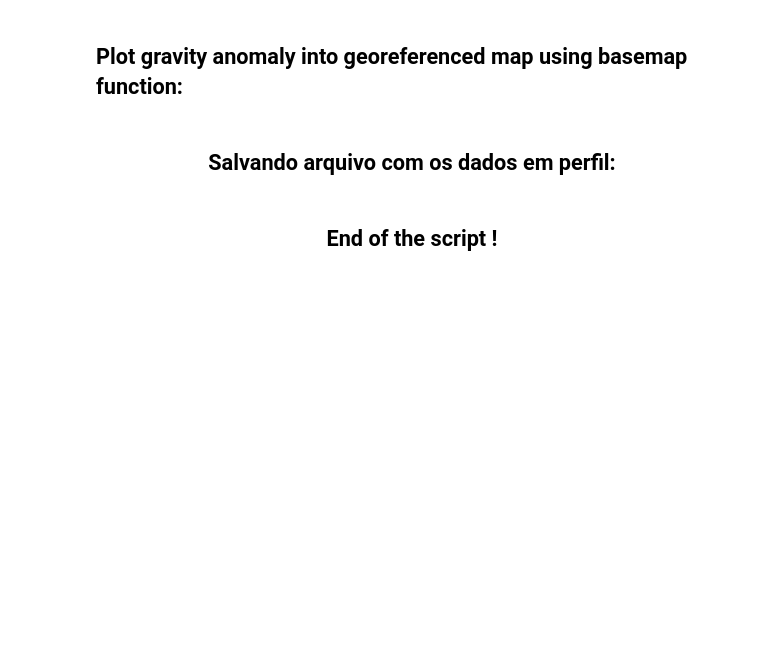
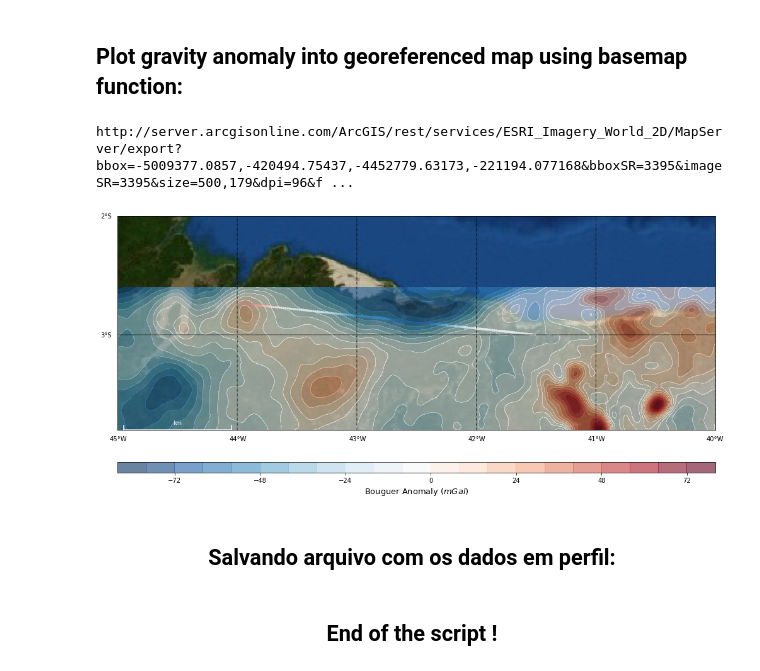
Before and after one commit to MathewsAndrade/Mathews_codes, a Jupyter notebook: data_barreirinhas2.ipynb, the cells around one changed output. Cells and saved outputs as stored; diff of their text form; code cells hidden in the pictures; blank space fills up the shorter version.

```diff
--- a/data_barreirinhas2.ipynb
+++ b/data_barreirinhas2.ipynb
@@ -247,40 +297,42 @@ m.drawmapscale(-44.5, -3.8, lon_max, lat_max, 100, 'simple', fontcolor = 'w')
 #m.readshapefile('brazil_shapefile/BRA_adm0', 'Brasil', drawbounds=True, linewidth=1)
 #m.readshapefile('Real/shapes/MatoGrossodoSul', 'MatoGrossodoSul', drawbounds=True, linewidth=1)
 #m.readshapefile('Real/shapes/Parana', 'Parana', drawbounds=True, linewidth=1)
-m.readshapefile('../dados_reais/shapeFiles/bacias/Limite_das_Bacias_Sedimentares', 'Limite_das_Bacias_Sedimentares',
-                drawbounds=True, linewidth=1)
+#m.readshapefile('../dados_reais/shapeFiles/bacias/Limite_das_Bacias_Sedimentares', 'Limite_das_Bacias_Sedimentares', drawbounds=True, linewidth=1)
 
 #--------------Background satellite image options-----------#
 
 #m.shadedrelief(scale=1)
 #m.etopo(scale=2)
 #m.bluemarble(scale=0.5)
 m.arcgisimage(service='ESRI_Imagery_World_2D', xpixels = 500, verbose= True)
 #m.arcgisimage(service='World_Shaded_Relief', xpixels = 500, ypixels= 500, verbose= True)
 
 # TODO: make a accurate scale for the map
 #---------------- Scaling the map---------------#
 #m.drawmapscale(lon0, area[0], area[1], area[3], 250, barstyle='fancy')
 
 
 # ---- Plot the profile data over the map as a scatter plot:
-k = m.scatter(lon, y, s=25.0, c=gzi, marker='.', cmap=plt.cm.RdBu_r, latlon=True)
+k = m.scatter(lon, y, s=25.0, c=gzi_reg, marker='.', cmap=plt.cm.RdBu_r, latlon=True)
 
 #----- colorbar specifications -----:
 cbar.set_label('Bouguer Anomaly $ (mGal) $',fontsize=12, rotation=90, )
 
 #------------------Anomaly map------------------#
 k = m.contourf(lon_sat, lat_sat, gz_sat, 20, tri=True, cmap='RdBu_r',
                latlon=True, alpha=0.6, vmin=min(gz_sat), vmax=max(gz_sat) )
 
 #----- colorbar specifications -----:
 cbar = m.colorbar(k, location='bottom', size="5%", pad="15%")
 cbar.set_label('Bouguer Anomaly $ (mGal) $',fontsize=13, rotation=0)
 #-------------Add Title-----------------------#
 #plt.title('S ', fontsize=16, pad='10')
 #plt.savefig('barreirinhas_map.png', dpi=600, transparent=True, bbox_inches='tight')
 #plt.savefig('barreirinhas_map.pdf', dpi=600, transparent=True, bbox_inches='tight')
 plt.show()
+# %% [output]
+http://server.arcgisonline.com/ArcGIS/rest/services/ESRI_Imagery_World_2D/MapServer/export?bbox=-5009377.0857,-420494.75437,-4452779.63173,-221194.077168&bboxSR=3395&imageSR=3395&size=500,179&dpi=96&f ...
+[figure, added]
 # %%
 # ------------ set figure size: ------------------------------------------#
 %matplotlib inline
```
Also changed, not shown: parts of 23 cells of this notebook.
